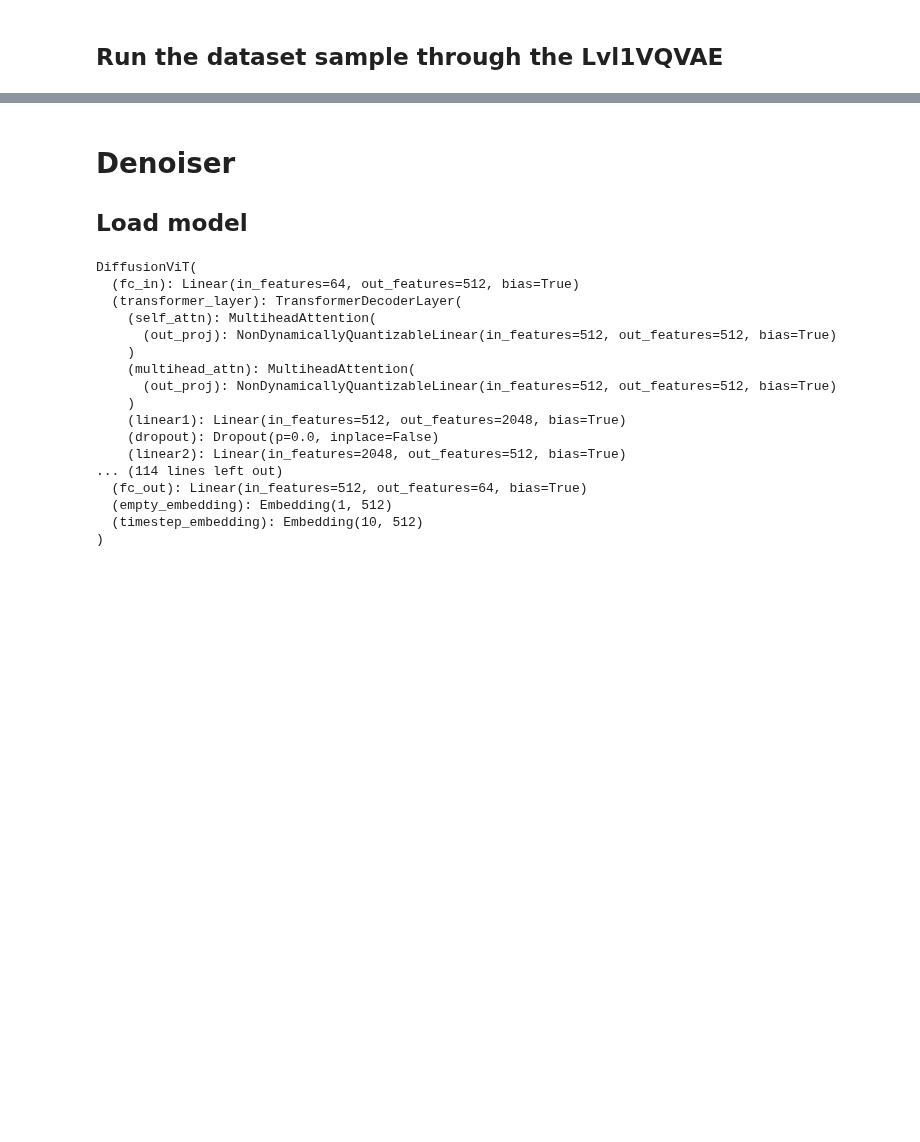
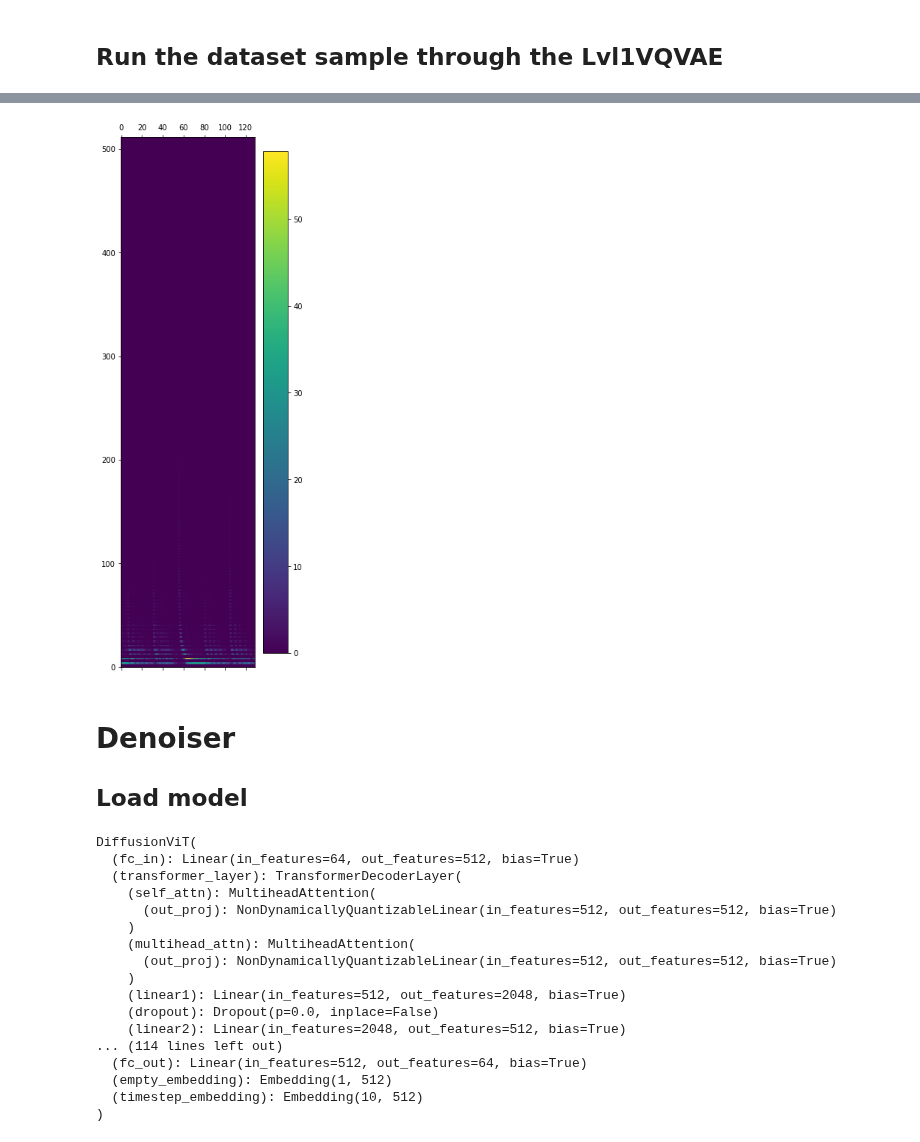
Before and after one commit to VovaTch/Infected_hdiff, a Jupyter notebook: test_lvl1_vqvae.ipynb, the cells around one changed output, grey strips where cells are left out. Cells and saved outputs as stored; diff of their text form; code cells hidden in the pictures; blank space fills up the shorter version.

```diff
--- a/test_lvl1_vqvae.ipynb
+++ b/test_lvl1_vqvae.ipynb
@@ -112,4 +123,11 @@ IPython.display.Audio(filename="sample_out.mp3")
 [interactive output not drawn]
+# %%
+mel_spec = mel_spec_new(music_sample_rec[0, ...])
+plt.matshow(mel_spec.cpu().detach().numpy(), origin='lower')
+plt.colorbar()
+plt.show()
+# %% [output]
+[figure, added]
 # %% [markdown]
 # Denoiser
 
```
Also changed, not shown: parts of 10 cells of this notebook, 4 other files.
